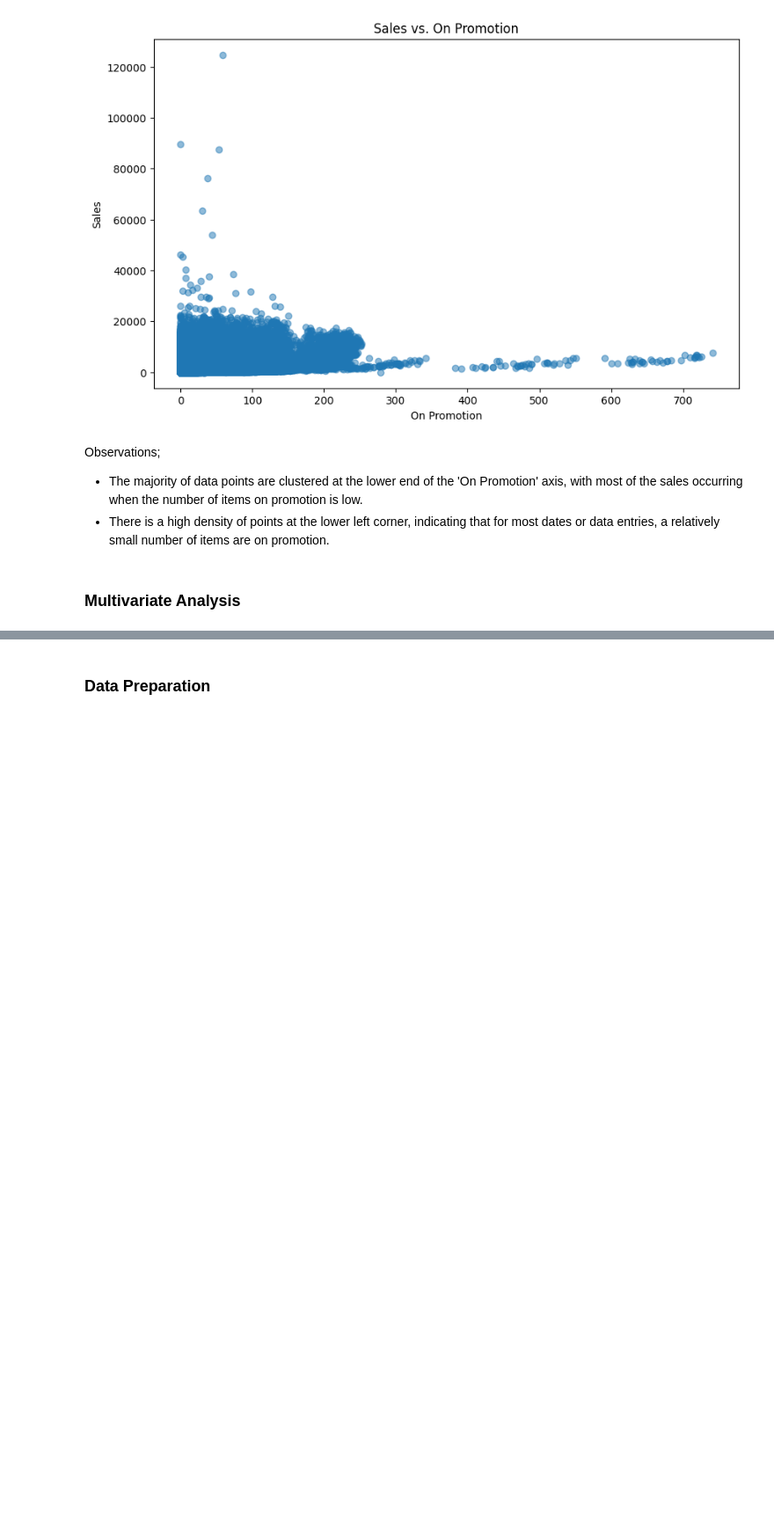
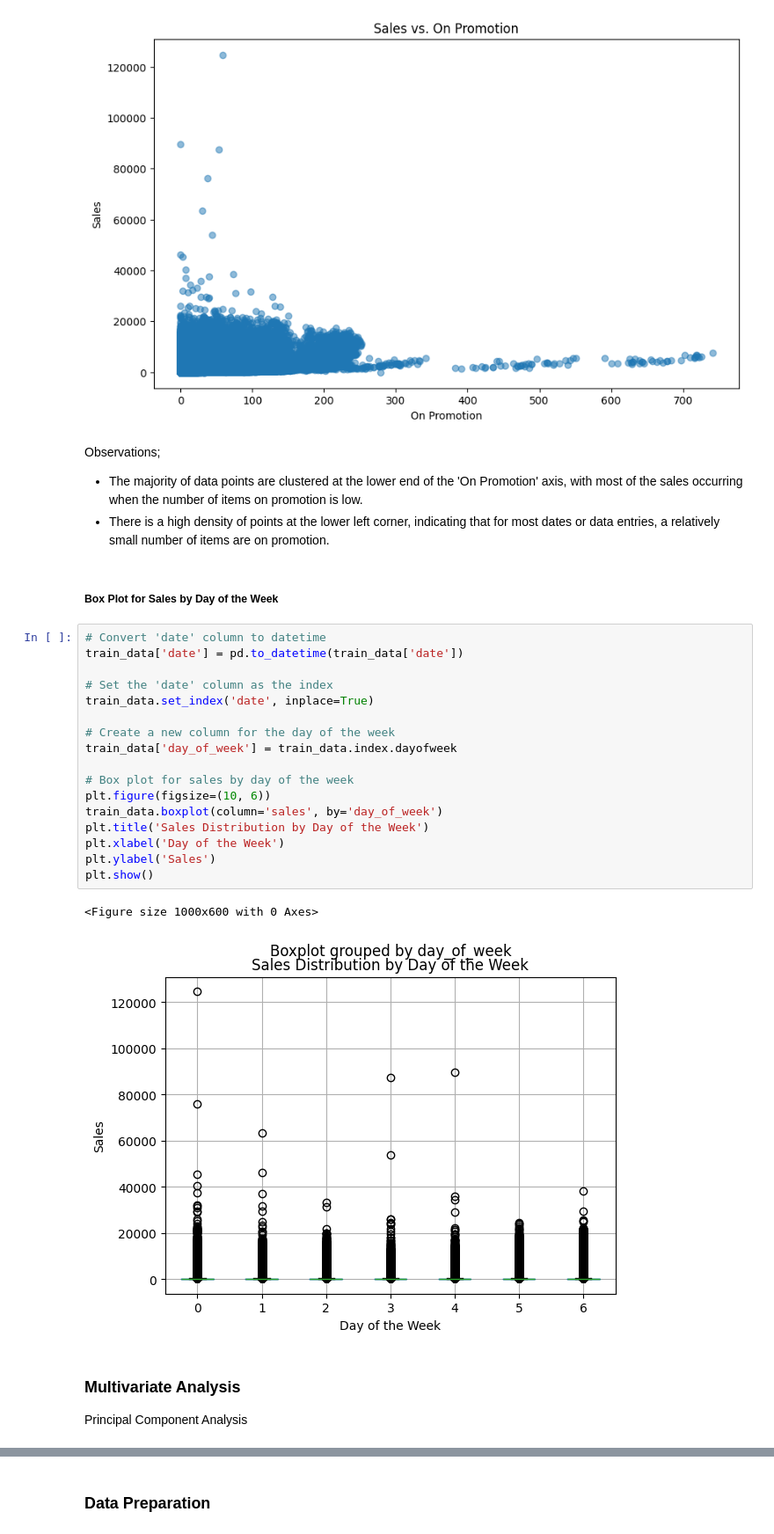
Before and after one commit to Victor-Osei/Time_Series_Analysis, a Jupyter notebook: tsa.ipynb, the cells around one changed output, grey strips where cells are left out. Shown at 88% size. Saved outputs shown, nothing was run; the diff lists cells and outputs as text; blank space fills up the shorter version.

```diff
--- a/tsa.ipynb
+++ b/tsa.ipynb
@@ -717,5 +717,28 @@ plt.show()
 Observations;
 * The majority of data points are clustered at the lower end of the 'On Promotion' axis, with most of the sales occurring when the number of items on promotion is low.
 * There is a high density of points at the lower left corner, indicating that for most dates or data entries, a relatively small number of items are on promotion.
+# %% [markdown]
+##### Box Plot for Sales by Day of the Week
+# %%
+# Convert 'date' column to datetime
+train_data['date'] = pd.to_datetime(train_data['date'])
+
+# Set the 'date' column as the index
+train_data.set_index('date', inplace=True)
+
+# Create a new column for the day of the week
+train_data['day_of_week'] = train_data.index.dayofweek
+
+# Box plot for sales by day of the week
+plt.figure(figsize=(10, 6))
+train_data.boxplot(column='sales', by='day_of_week')
+plt.title('Sales Distribution by Day of the Week')
+plt.xlabel('Day of the Week')
+plt.ylabel('Sales')
+plt.show()
+# %% [output]
+<Figure size 1000x600 with 0 Axes>
+[figure, added]
 # %% [markdown]
 ### Multivariate Analysis
+Principal Component Analysis
```
Also changed, not shown: parts of 40 cells of this notebook.
